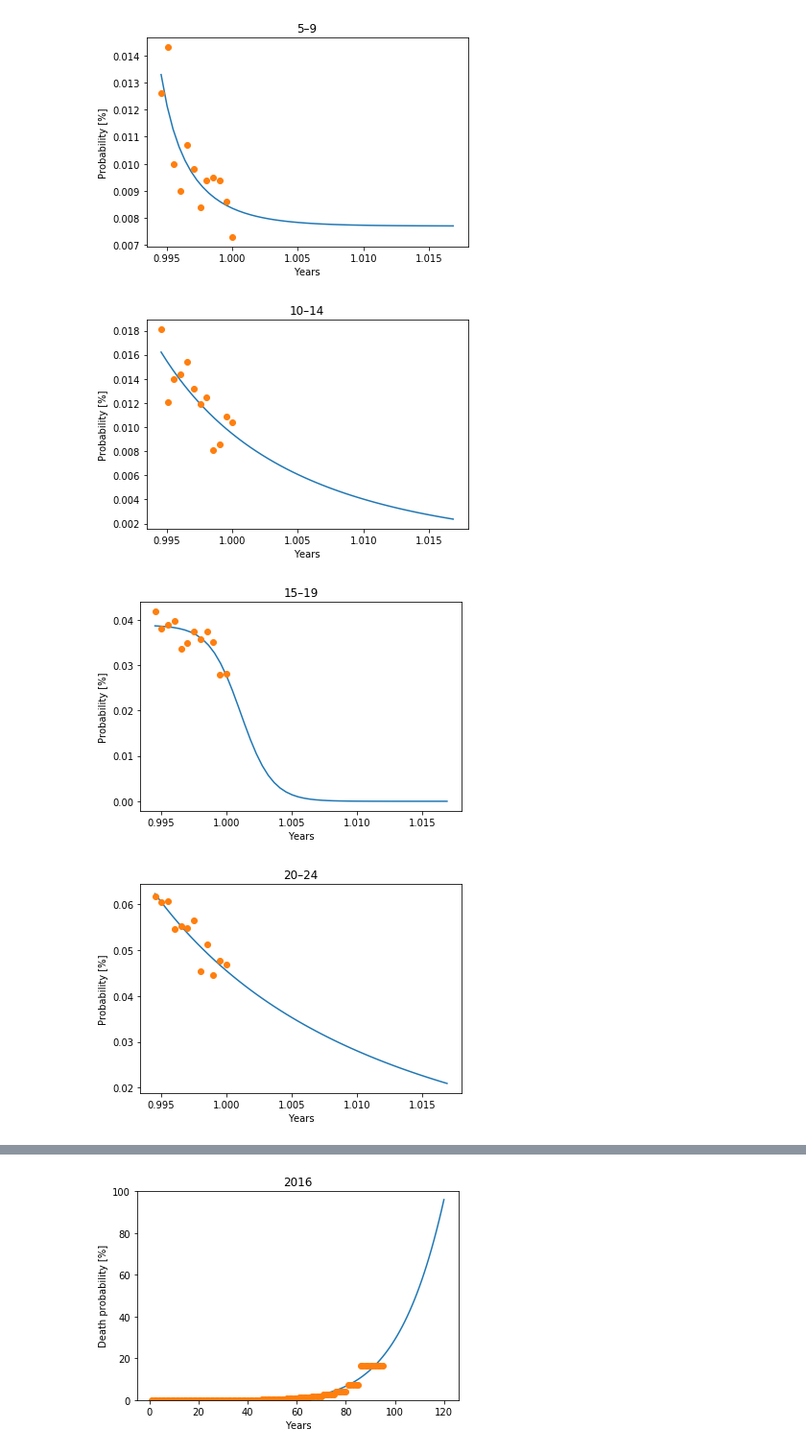
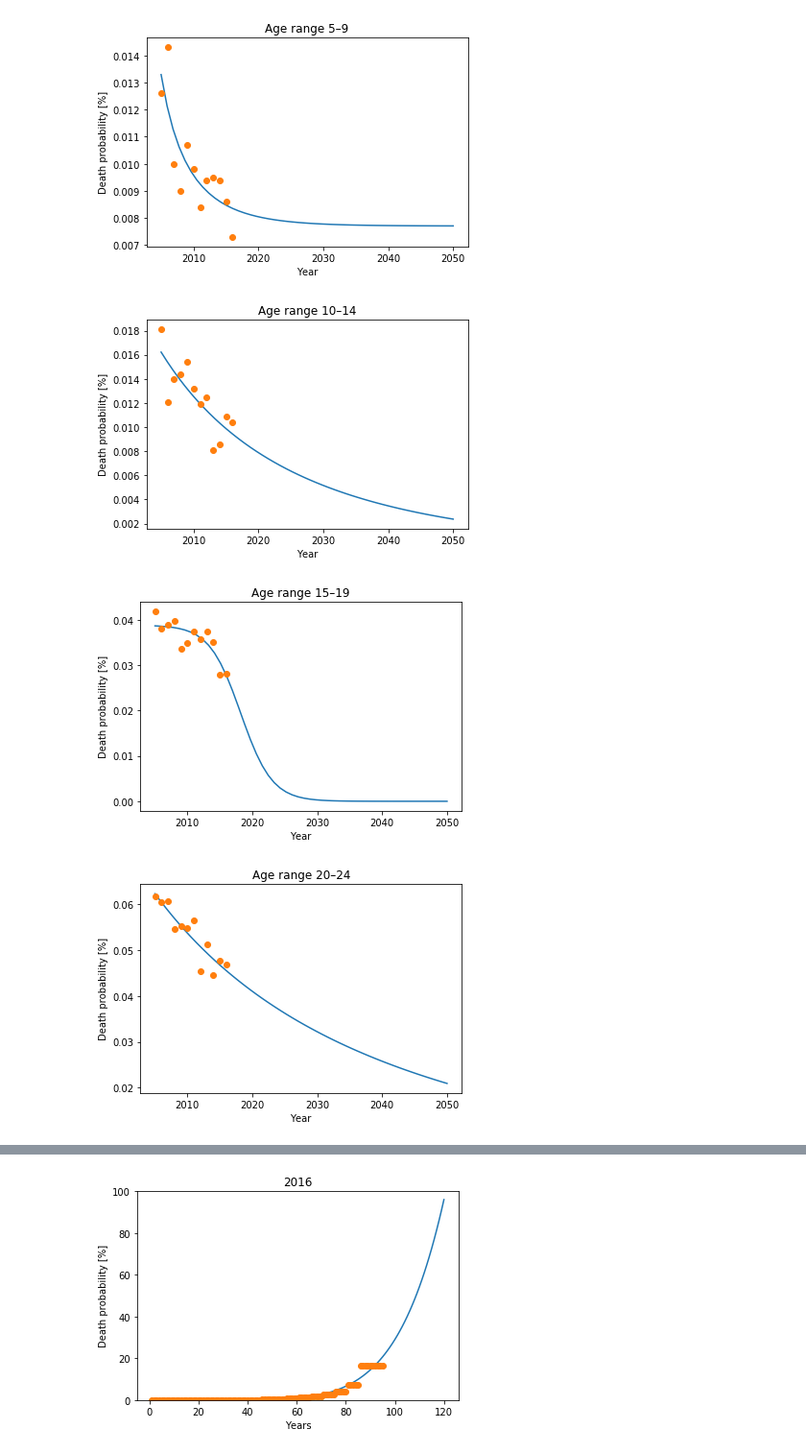
Before and after one commit to H00N24/IMS, a Jupyter notebook: test numpy least.ipynb, the cells around one changed output, grey strips where cells are left out. Shown at 96% size. Saved outputs shown, nothing was run; the diff lists cells and outputs as text; code cells hidden in the pictures.

```diff
--- a/test numpy least.ipynb
+++ b/test numpy least.ipynb
@@ -42,10 +42,10 @@ for part, name in zip(data['data'], data['names']):
     #celkovo *= model(res.x, 2016/x_o.max())
     #amp.append(model(res.x, 2017/x_o.max()))
     #print(model(res.x, 2050/x_o.max()), '%')
-    plt.xlabel('Years')
-    plt.ylabel('Probability [%]')
-    plt.title(name)
-    plt.plot(xnew, model_down(res.x, xnew), '-', x , y , 'o')
+    plt.xlabel('Year')
+    plt.ylabel('Death probability [%]')
+    plt.title('Age range ' + name)
+    plt.plot(xnew*x_o.max(), model_down(res.x, xnew), '-', x *x_o.max(), y , 'o')
     #plt.ylim(0,0.1)
     plt.show()
 # %% [output]
@@ -53,4 +53,4 @@ for part, name in zip(data['data'], data['names']):
-[figure, old version]
+[figure, new version]
-[figure, old version]
+[figure, new version]
-[figure, old version]
+[figure, new version]
-[figure, old version]
+[figure, new version]
```
Also changed, not shown: parts of 1 cell of this notebook, 4 other files.
